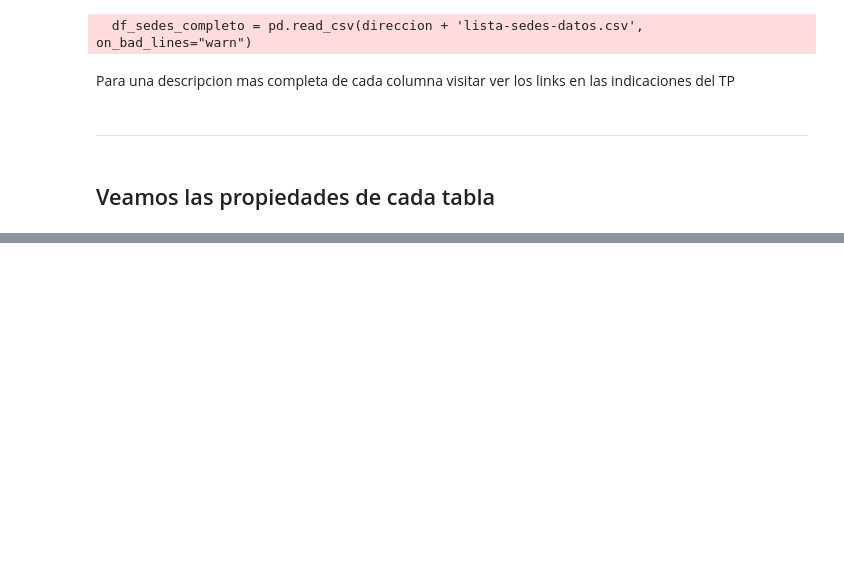
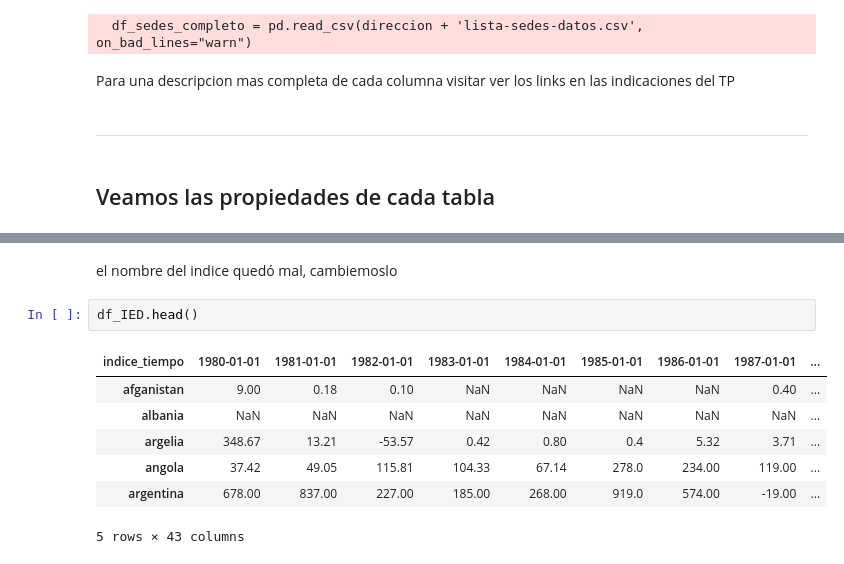
Before and after one commit to Empromptu/Inversion-extranjera-en-Argentina, a Jupyter notebook: notas.ipynb, the cells around one changed output, grey strips where cells are left out. Saved outputs shown, nothing was run; the diff lists cells and outputs as text; blank space fills up the shorter version.

```diff
--- a/notas.ipynb
+++ b/notas.ipynb
@@ -26,0 +206,12 @@ Para una descripcion mas completa de cada columna visitar ver los links en las i
+# %% [markdown]
+el nombre del indice quedó mal, cambiemoslo
+# %%
+df_IED.head()
+# %% [output]
+| indice_tiempo | 1980-01-01 | 1981-01-01 | 1982-01-01 | 1983-01-01 | 1984-01-01 | 1985-01-01 | 1986-01-01 | 1987-01-01 | ... |
+| afganistan | 9.00 | 0.18 | 0.10 | NaN | NaN | NaN | NaN | 0.40 | ... |
+| albania | NaN | NaN | NaN | NaN | NaN | NaN | NaN | NaN | ... |
+| argelia | 348.67 | 13.21 | -53.57 | 0.42 | 0.80 | 0.4 | 5.32 | 3.71 | ... |
+| angola | 37.42 | 49.05 | 115.81 | 104.33 | 67.14 | 278.0 | 234.00 | 119.00 | ... |
+| argentina | 678.00 | 837.00 | 227.00 | 185.00 | 268.00 | 919.0 | 574.00 | -19.00 | ... |
+5 rows × 43 columns
```
Also changed, not shown: parts of 28 cells of this notebook.
